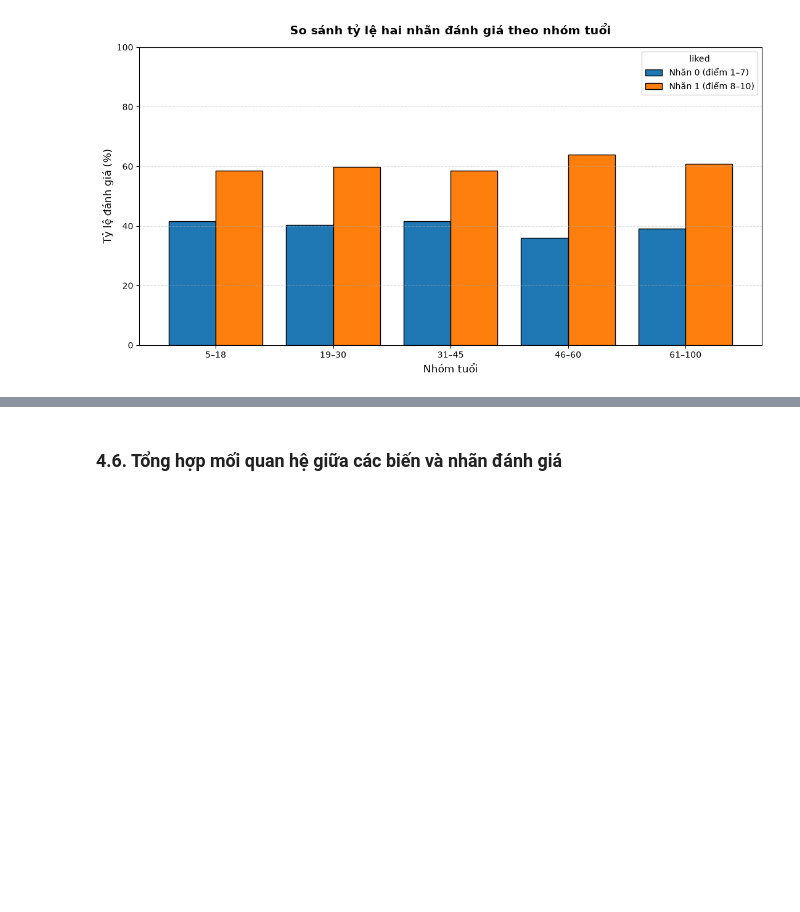
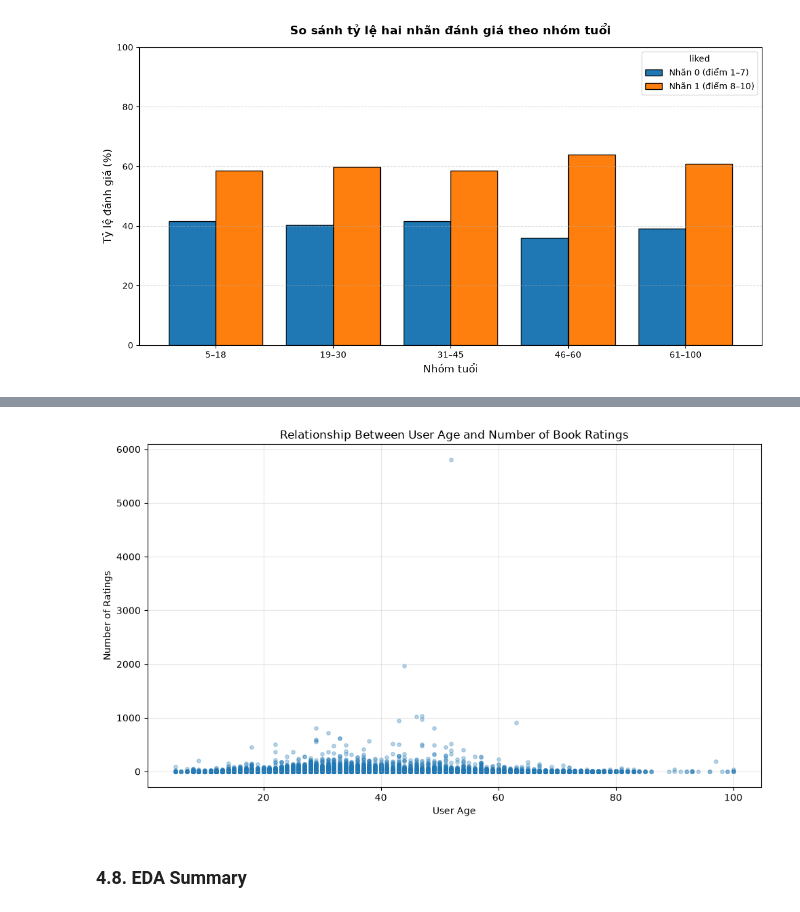
Before and after one commit to Bluenip/Data_analyst_python_midterm_project, a Jupyter notebook: mid_term_code.ipynb, the cells around one changed output, grey strips where cells are left out. Drawn from its saved outputs; the diff is of its cells as text; code cells hidden in the pictures; blank space fills up the shorter version.

```diff
--- a/mid_term_code.ipynb
+++ b/mid_term_code.ipynb
@@ -499,2 +541,16 @@ Tỷ lệ nhãn trong từng nhóm tuổi (%):
+# %%
+# Tạo biểu đồ Scatter.
+plt.figure(figsize=(10, 6))
+plt.scatter(user_rating_counts["Age"],user_rating_counts["Number_of_Ratings"],alpha=0.3,s=15)
+# Đặt tên biểu đồ và các trục.
+plt.title("Relationship Between User Age and Number of Book Ratings")
+plt.xlabel("User Age")
+plt.ylabel("Number of Ratings")
+# Hiển thị lưới để dễ quan sát.
+plt.grid(True, alpha=0.3)
+plt.tight_layout()
+plt.show()
+# %% [output]
+[figure, added]
 # %% [markdown]
-### 4.6. Tổng hợp mối quan hệ giữa các biến và nhãn đánh giá
+### 4.8. EDA Summary
```
Also changed, not shown: parts of 5 cells of this notebook.
